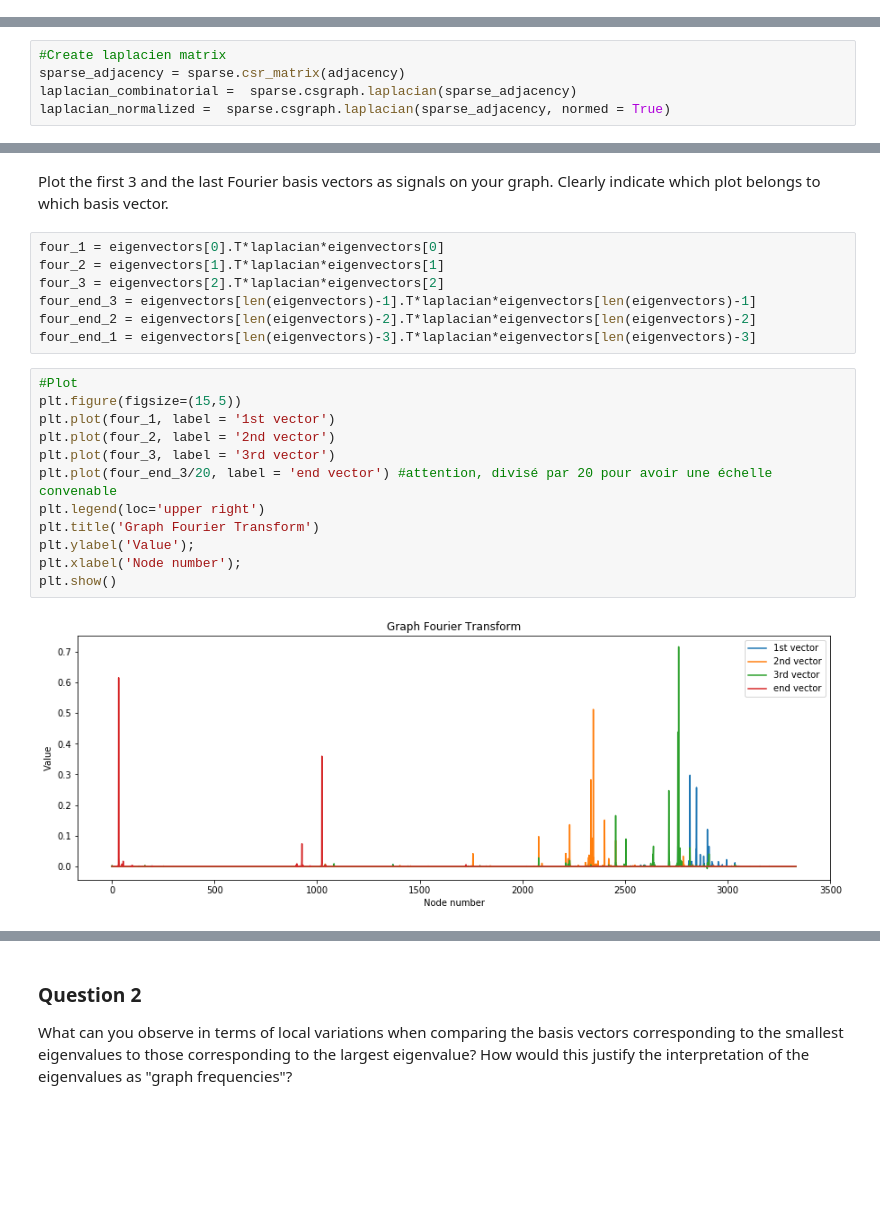
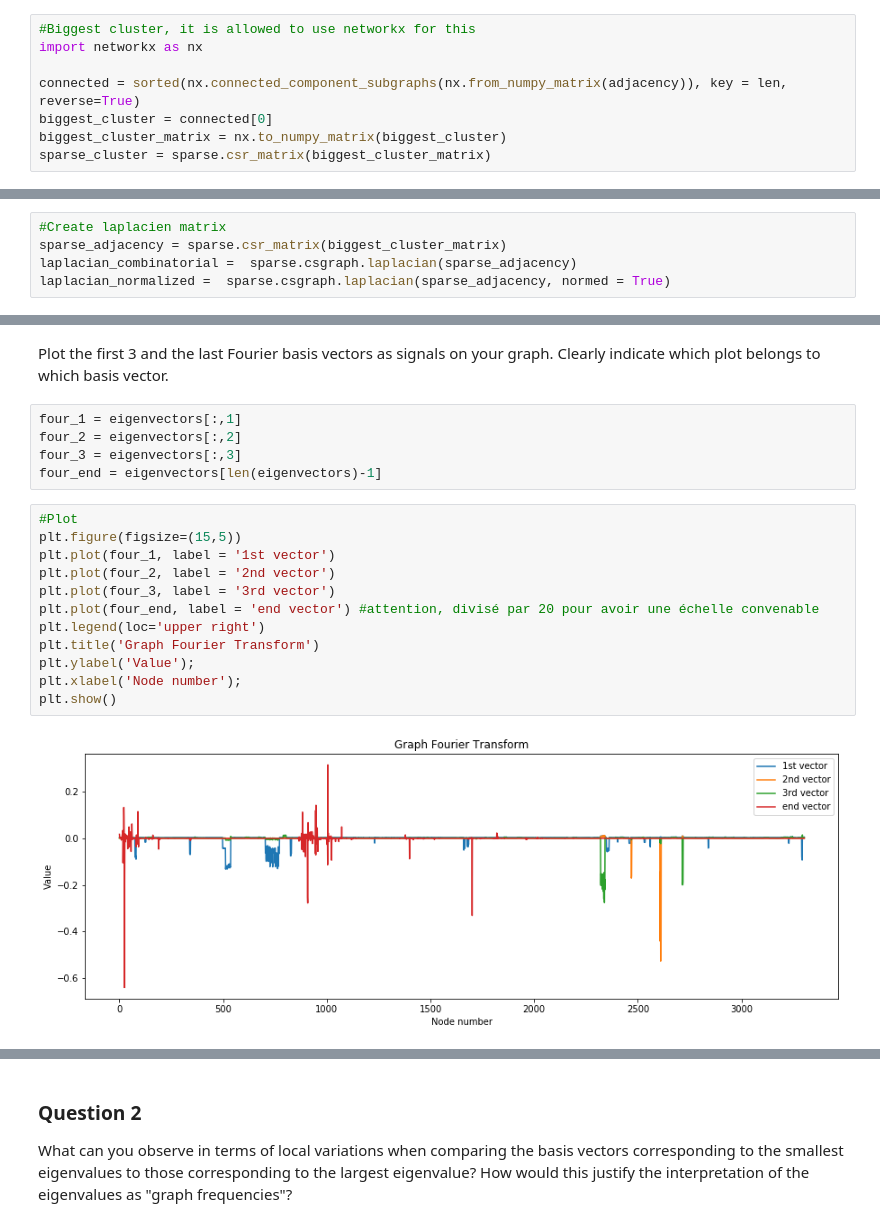
Before and after one commit to AmauV/NTDS, a Jupyter notebook: 4_graph_signal_processing.ipynb, the cells around one changed output, grey strips where cells are left out. Saved outputs shown, nothing was run; the diff lists cells and outputs as text; blank space fills up the shorter version.

```diff
--- a/4_graph_signal_processing.ipynb
+++ b/4_graph_signal_processing.ipynb
@@ -88,6 +88,14 @@ _Note_: If your features/labels are not floating-point numbers, please convert t
 adjacency = np.load("adjacency.npy")
 df_adjacency = pd.read_csv("df_adjacency.csv")
 df_adjacency.set_index("airport_id", inplace=True)
+# %%
+#Biggest cluster, it is allowed to use networkx for this
+import networkx as nx
+
+connected = sorted(nx.connected_component_subgraphs(nx.from_numpy_matrix(adjacency)), key = len, reverse=True)
+biggest_cluster = connected[0]
+biggest_cluster_matrix = nx.to_numpy_matrix(biggest_cluster)
+sparse_cluster = sparse.csr_matrix(biggest_cluster_matrix)
 # %%
 #Load a dataset with more information about the airports
 airports = pd.read_csv("airports.dat", header=None)
@@ -132,7 +140,7 @@ Arctic          1
 Name: continent, dtype: int64
 # %%
 #Create laplacien matrix
-sparse_adjacency = sparse.csr_matrix(adjacency)
+sparse_adjacency = sparse.csr_matrix(biggest_cluster_matrix)
 laplacian_combinatorial =  sparse.csgraph.laplacian(sparse_adjacency)
 laplacian_normalized =  sparse.csgraph.laplacian(sparse_adjacency, normed = True)
 # %% [markdown]
@@ -166,24 +174,22 @@ eigenvalues = np.round_(np.real(eigenvalues[idx]), 13) #to avoid the zero approx
 eigenvectors = np.real(eigenvectors[:,idx])
 # %% [markdown]
 Plot the first 3 and the last Fourier basis vectors as signals on your graph. Clearly indicate which plot belongs to which basis vector.
-# %%
-four_1 = eigenvectors[0].T*laplacian*eigenvectors[0]
-four_2 = eigenvectors[1].T*laplacian*eigenvectors[1]
-four_3 = eigenvectors[2].T*laplacian*eigenvectors[2]
-four_end_3 = eigenvectors[len(eigenvectors)-1].T*laplacian*eigenvectors[len(eigenvectors)-1]
-four_end_2 = eigenvectors[len(eigenvectors)-2].T*laplacian*eigenvectors[len(eigenvectors)-2]
-four_end_1 = eigenvectors[len(eigenvectors)-3].T*laplacian*eigenvectors[len(eigenvectors)-3]
+# %%
+four_1 = eigenvectors[:,1]
+four_2 = eigenvectors[:,2]
+four_3 = eigenvectors[:,3]
+four_end = eigenvectors[len(eigenvectors)-1]
 # %%
 #Plot
 plt.figure(figsize=(15,5))
 plt.plot(four_1, label = '1st vector')
 plt.plot(four_2, label = '2nd vector')
 plt.plot(four_3, label = '3rd vector')
-plt.plot(four_end_3/20, label = 'end vector') #attention, divisé par 20 pour avoir une échelle convenable
+plt.plot(four_end, label = 'end vector') #attention, divisé par 20 pour avoir une échelle convenable
 plt.legend(loc='upper right')
 plt.title('Graph Fourier Transform')
 plt.ylabel('Value');
 plt.xlabel('Node number');
 plt.show()
 # %% [output]
-[figure, old version]
+[figure, new version]
```
Also changed, not shown: parts of 2 cells of this notebook.
